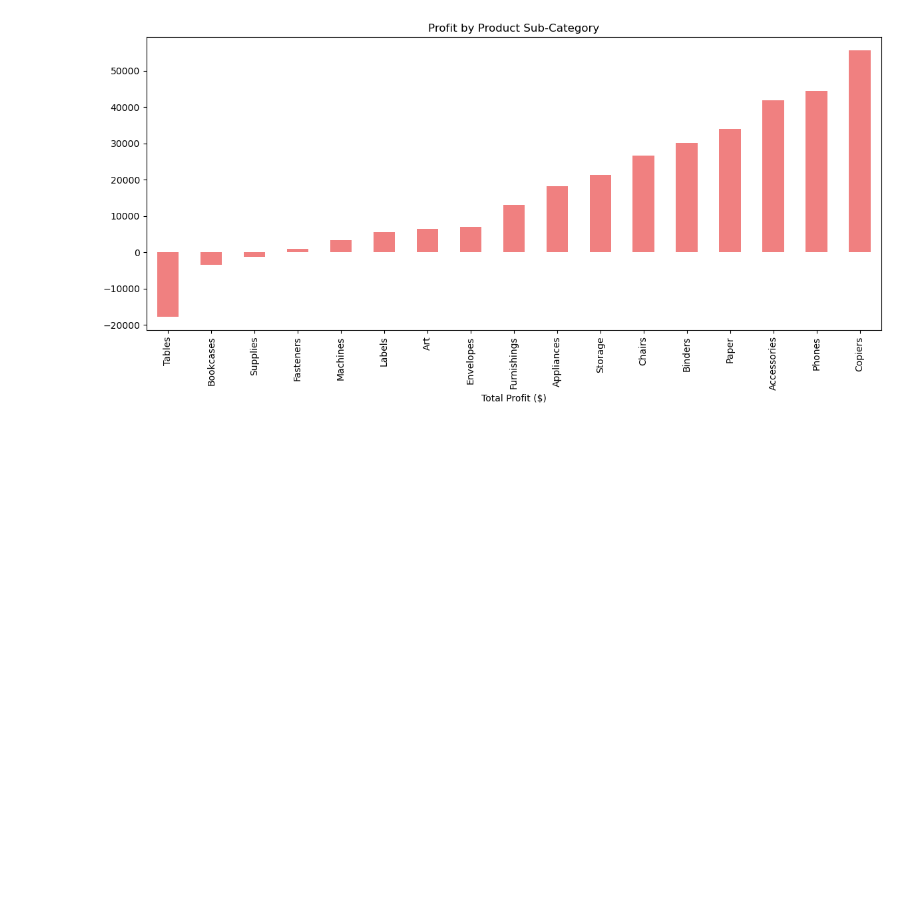
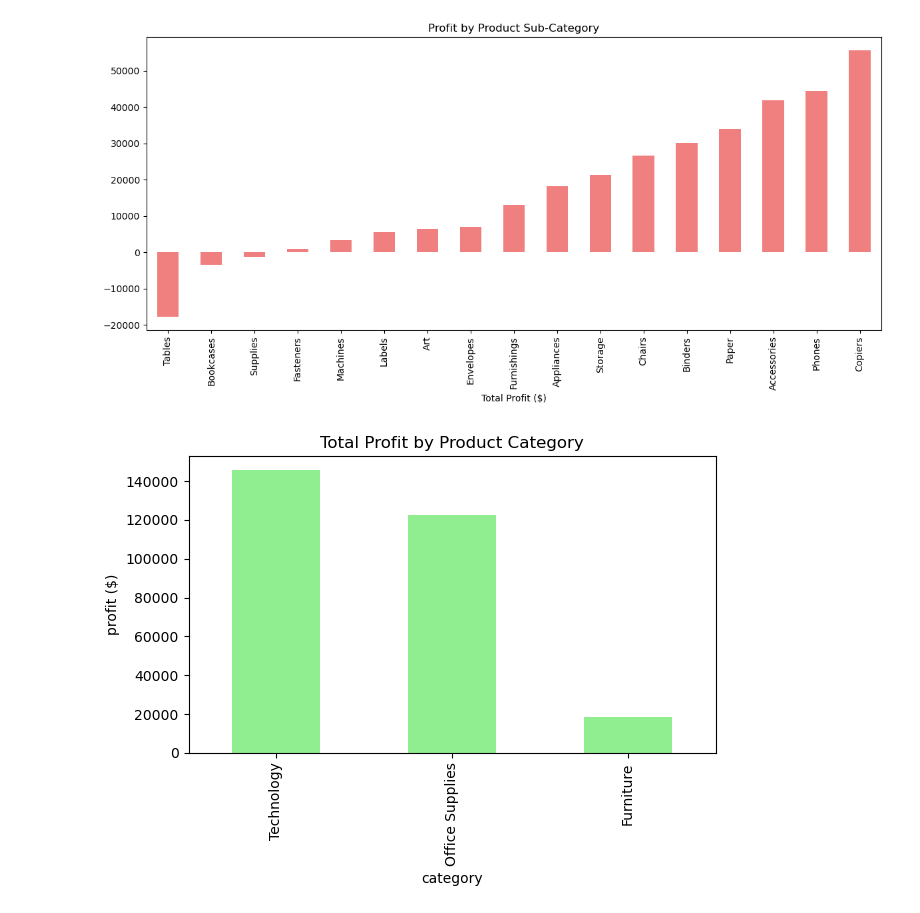
Before and after one commit to ryantaldino/superstore_analysis, a Jupyter notebook: latihan deepseek 1.ipynb, the cells around one changed output. Saved outputs shown, nothing was run; the diff lists cells and outputs as text; code cells hidden in the pictures; blank space fills up the shorter version.

```diff
--- a/latihan deepseek 1.ipynb
+++ b/latihan deepseek 1.ipynb
@@ -125,0 +128,10 @@ plt.show()
+# %%
+profitbycat = df.groupby('category')['profit'].sum().sort_values(ascending=False)
+profitbycat.plot(kind='bar', color='lightgreen')
+plt.title('Total Profit by Product Category')
+plt.xlabel('category')
+plt.ylabel('profit ($)')
+plt.tight_layout()
+plt.show()
+# %% [output]
+[figure, added]
```
Also changed, not shown: parts of 3 cells of this notebook.
